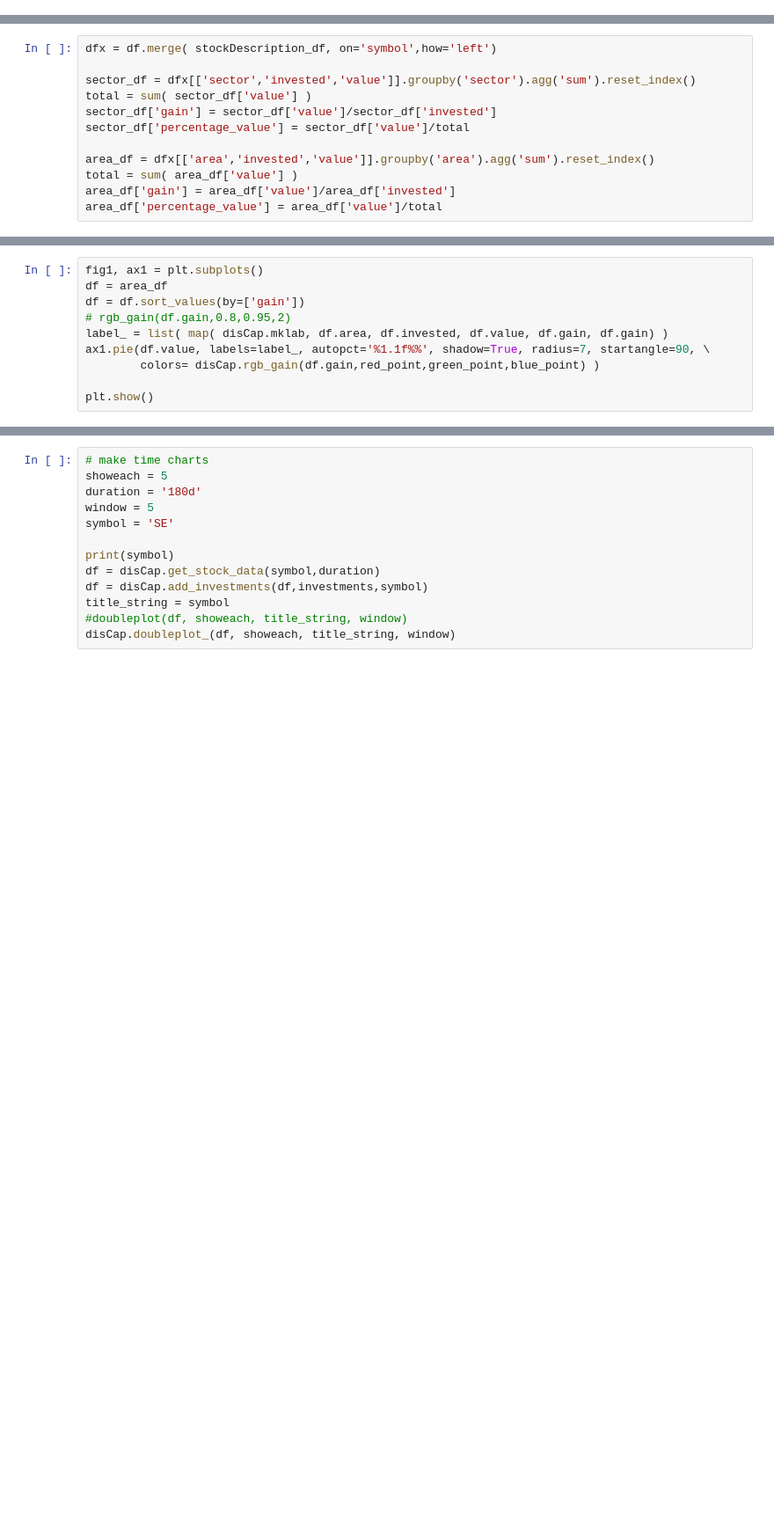
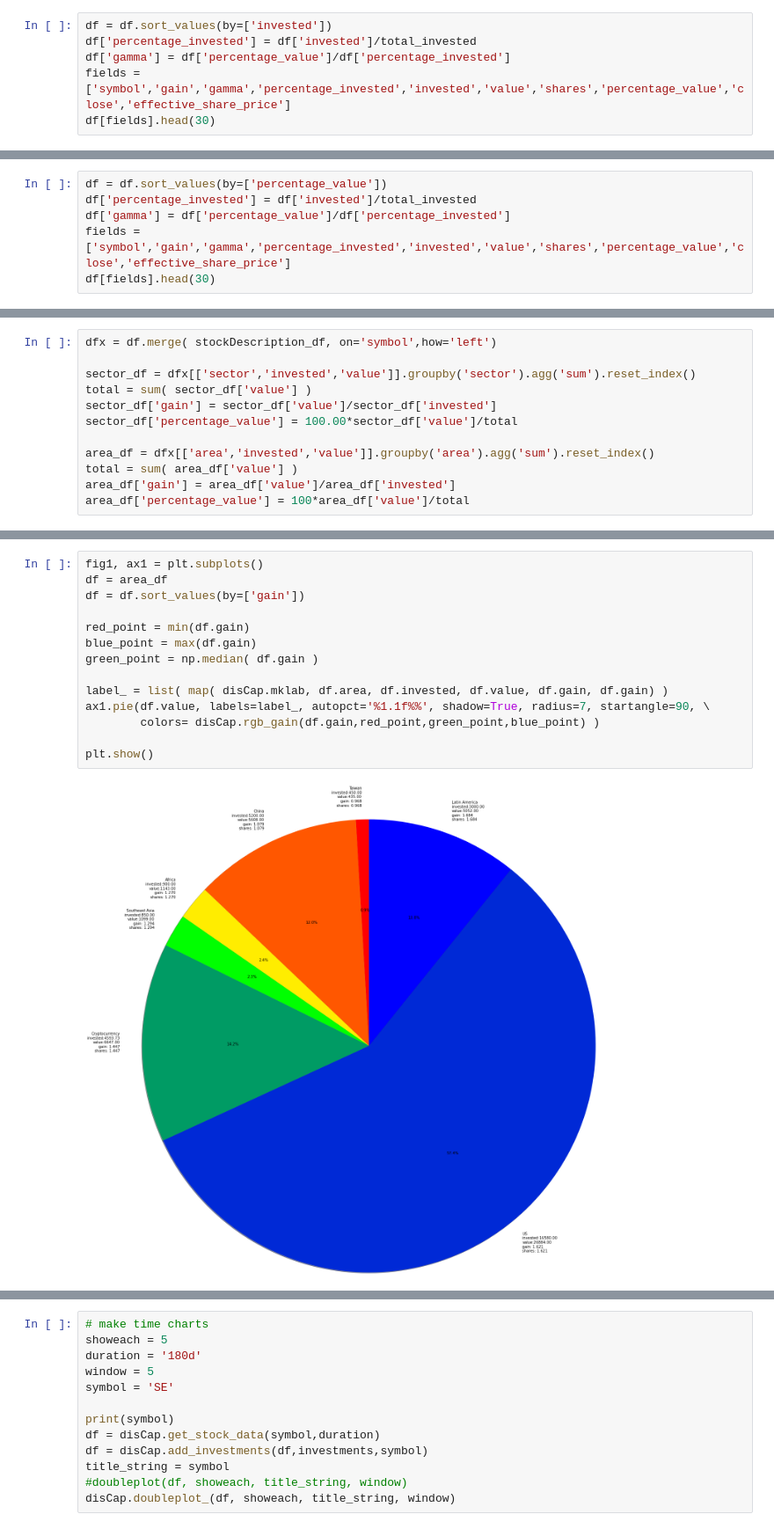
Before and after one commit to dgsprous0808/disasterCapitalism, a Jupyter notebook: disasterCapitalism.ipynb, the cells around one changed output, grey strips where cells are left out. Shown at 88% size. Drawn from its saved outputs; the diff is of its cells as text; blank space fills up the shorter version.

```diff
--- a/disasterCapitalism.ipynb
+++ b/disasterCapitalism.ipynb
@@ -73,0 +104,6 @@ df[fields].head(30)
+# %%
+df = df.sort_values(by=['invested'])
+df['percentage_invested'] = df['invested']/total_invested
+df['gamma'] = df['percentage_value']/df['percentage_invested']
+fields = ['symbol','gain','gamma','percentage_invested','invested','value','shares','percentage_value','close','effective_share_price']
+df[fields].head(30)
@@ -73,0 +128,6 @@ df[fields].head(30)
+# %%
+df = df.sort_values(by=['percentage_value'])
+df['percentage_invested'] = df['invested']/total_invested
+df['gamma'] = df['percentage_value']/df['percentage_invested']
+fields = ['symbol','gain','gamma','percentage_invested','invested','value','shares','percentage_value','close','effective_share_price']
+df[fields].head(30)
@@ -82,12 +178,12 @@ dfx = df.merge( stockDescription_df, on='symbol',how='left')
 sector_df = dfx[['sector','invested','value']].groupby('sector').agg('sum').reset_index()
 total = sum( sector_df['value'] )
 sector_df['gain'] = sector_df['value']/sector_df['invested']
-sector_df['percentage_value'] = sector_df['value']/total
+sector_df['percentage_value'] = 100.00*sector_df['value']/total
 
 area_df = dfx[['area','invested','value']].groupby('area').agg('sum').reset_index()
 total = sum( area_df['value'] )
 area_df['gain'] = area_df['value']/area_df['invested']
-area_df['percentage_value'] = area_df['value']/total
+area_df['percentage_value'] = 100*area_df['value']/total
 # %%
 fig1, ax1 = plt.subplots()
 df = sector_df
@@ -101,10 +221,16 @@ plt.show()
 # %%
 fig1, ax1 = plt.subplots()
 df = area_df
 df = df.sort_values(by=['gain'])
-# rgb_gain(df.gain,0.8,0.95,2)
+
+red_point = min(df.gain)
+blue_point = max(df.gain)
+green_point = np.median( df.gain )
+
 label_ = list( map( disCap.mklab, df.area, df.invested, df.value, df.gain, df.gain) )
 ax1.pie(df.value, labels=label_, autopct='%1.1f%%', shadow=True, radius=7, startangle=90, \
         colors= disCap.rgb_gain(df.gain,red_point,green_point,blue_point) )
 
 plt.show()
+# %% [output]
+[figure, added]
```
Also changed, not shown: parts of 15 cells of this notebook, 7 other files.
